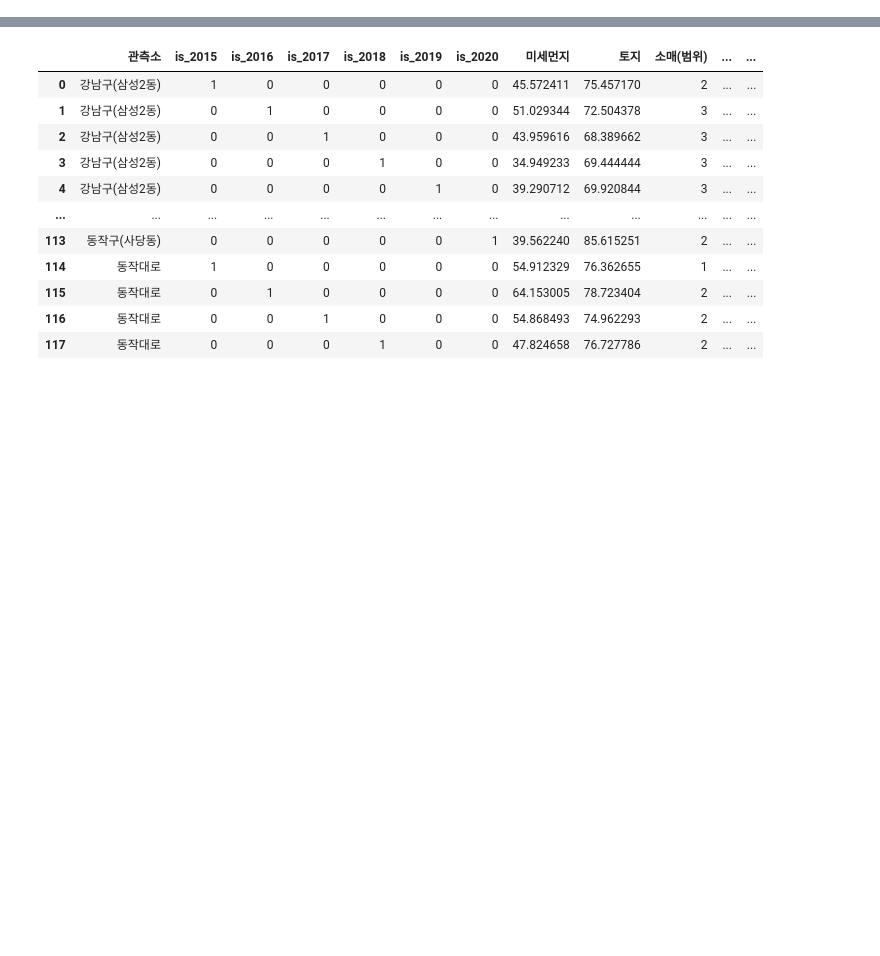
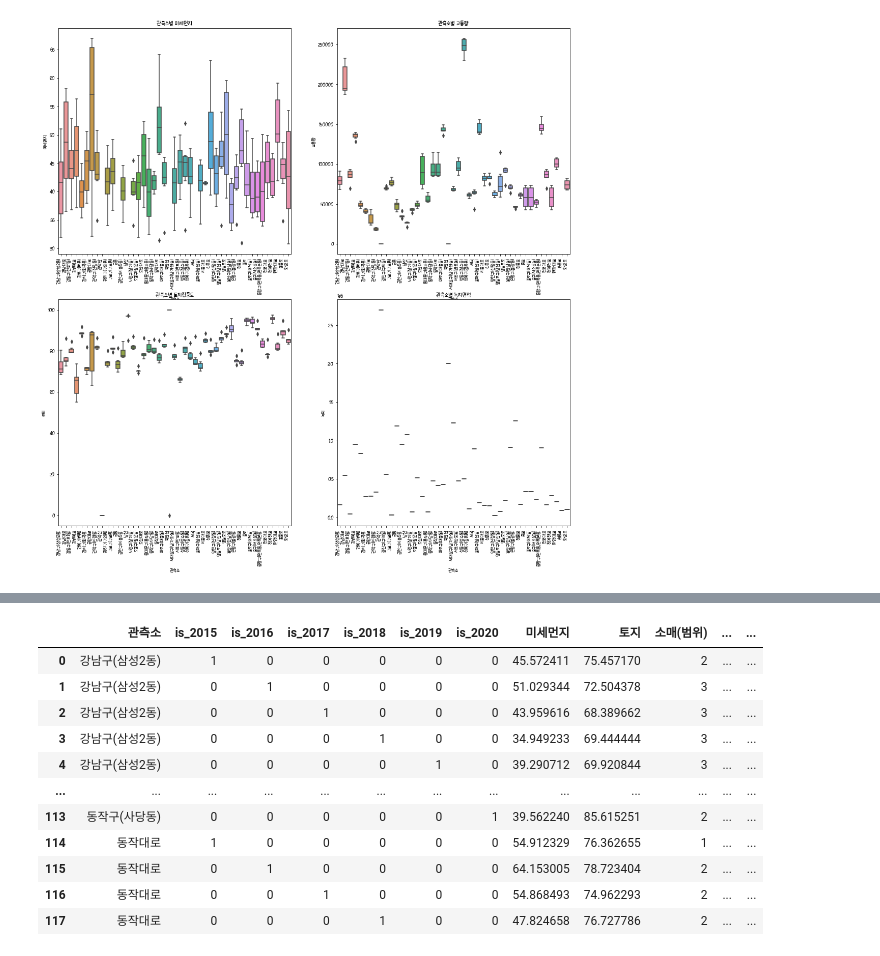
Before and after one commit to MyChoYS/K_TIL, a Jupyter notebook: python/PYDATAexam/project._yong.ipynb, the cells around one changed output, grey strips where cells are left out. Saved outputs shown, nothing was run; the diff lists cells and outputs as text; code cells hidden in the pictures; blank space fills up the shorter version.

```diff
--- a/python/PYDATAexam/project._yong.ipynb
+++ b/python/PYDATAexam/project._yong.ipynb
@@ -66,19 +97,23 @@ ax4.set(title = "관측소별 녹지면적")
 # %%
 fig,((ax1,ax2),(ax3,ax4)) = plt.subplots(2,2)
-fig.set_size_inches(20,20)
+fig.set_size_inches(18,18)
 ax1.set_xticklabels('관측소', rotation=90, ha='right')
 ax2.set_xticklabels('관측소', rotation=90, ha='right')
 ax3.set_xticklabels('관측소', rotation=90, ha='right')
 ax4.set_xticklabels('관측소', rotation=90, ha='right')
 
 sns.boxplot(x="관측소",y="미세먼지", data = river,ax=ax1)
 sns.boxplot(x="관측소",y="교통량", data = river,ax=ax2)
 sns.boxplot(x="관측소",y="토지", data = river,ax=ax3)
 sns.boxplot(x="관측소",y="녹지", data = river,ax=ax4)
 ax1.set(title = "관측소별 미세먼지")
 ax2.set(title = "관측소별 교통량")
 ax3.set(title = "관측소별 토지집중도")
 ax4.set(title = "관측소별 녹지면적")
+
+plt.savefig("output/case2.png")
+# %% [output]
+[figure, added]
 # %%
 fig.set_size_inches(30,30)
 plt.rcParams['figure.figsize'] = [15, 15] # [width, height] (inches)
```
Also changed, not shown: parts of 7 cells of this notebook, 18 other files.
